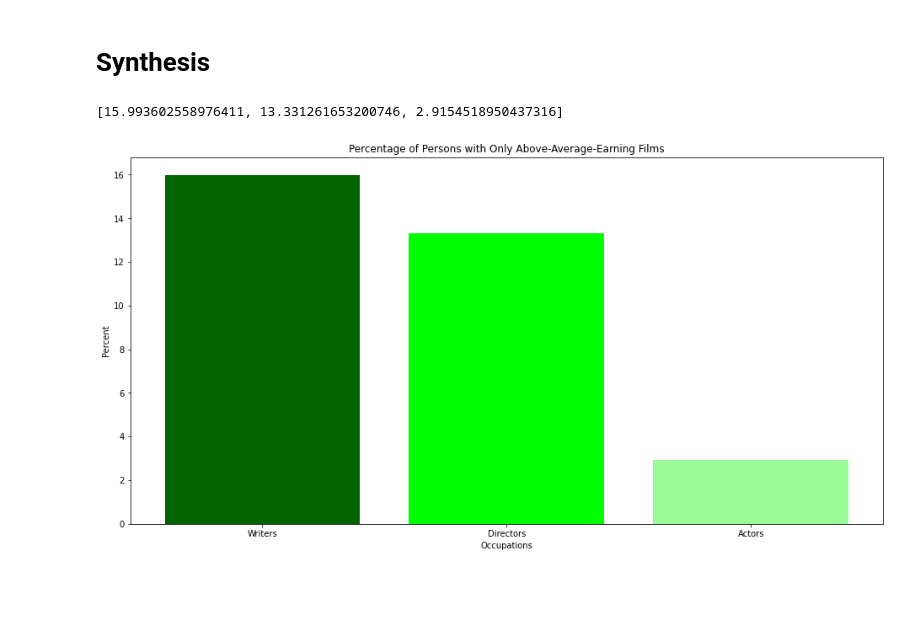
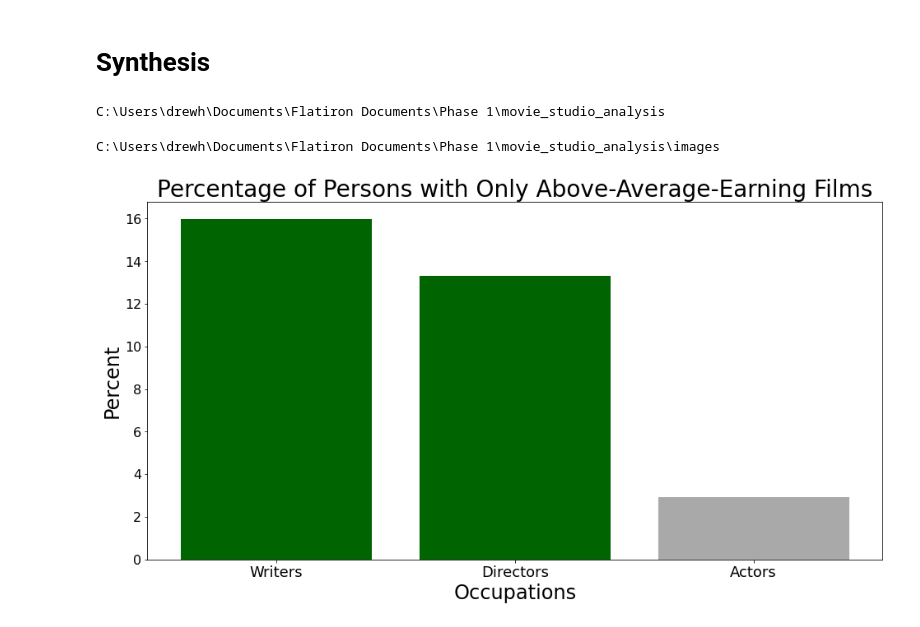
Before and after one commit to DrewFHolcombe/movie_studio_analysis, a Jupyter notebook: Scratch_Code/Drew - Scratch Code.ipynb, the cells around one changed output. Saved outputs shown, nothing was run; the diff lists cells and outputs as text; code cells hidden in the pictures; blank space fills up the shorter version.

```diff
--- a/Scratch_Code/Drew - Scratch Code.ipynb
+++ b/Scratch_Code/Drew - Scratch Code.ipynb
@@ -95,12 +13,15 @@ movie_budgets = pd.read_csv("tn.movie_budgets.csv.gz")
 # %%
+#Creates a function to clean columns with money formatted as strings and convert them into integers
 movie_budgets["production_budget"]
 def clean_money(df, money_column):
+    "With input of a dataframe and one of its columns containing an amount of money in string format, removes symbols"
+    "and converts strings to integers"
     df[money_column] = df[money_column].str.replace(',','')
     df[money_column] = df[money_column].str.replace('$','')
     df[money_column] = pd.to_numeric(df[money_column])
     return df
 
-#cleaning
+#Run function on movie_budgets money columns
 movie_budgets = clean_money(movie_budgets,'production_budget')
 movie_budgets = clean_money(movie_budgets,'domestic_gross')
 movie_budgets = clean_money(movie_budgets,'worldwide_gross')
@@ -124,3 +30,0 @@ movie_budgets
-# %%
-con = sqlite3.connect("./Ignore - im.db")
-cursor = con.cursor()
@@ -182,4 +45,8 @@ writers
 # %%
+#Use persons table to link writers to associated movie ids, drop unnecessary columns
 full_writers = writers.merge(persons, left_on="person_id", right_on="person_id", how="left")
 full_writers.drop(labels=["person_id", "birth_year", "primary_profession"], axis=1, inplace=True)
 full_writers = full_writers.rename(columns={"primary_name": "writer_name"})
+#Use films table to convert movie IDs into titles, drop unnecessary columns
+film_writers = full_writers.merge(films, left_on="movie_id", right_on="movie_id", how="left")
+film_writers.drop(labels=["movie_id","genres", "runtime_minutes", "start_year", "original_title"], axis=1, inplace=True)
@@ -191,5 +53 @@ FROM movie_basics
-# %%
-film_writers = full_writers.merge(films, left_on="movie_id", right_on="movie_id",
-              how="left")
-film_writers.drop(labels=["movie_id","genres", "runtime_minutes", "start_year", "original_title"], axis=1, inplace=True)
 # %%
@@ -394,18 +253,23 @@ perc_perf_actors = len(perfect_actors)/len(ranked_actors)*100
 # %%
 syn_list_x = ["Writers", "Directors", "Actors"]
 syn_list_y = [perc_perf_writers, perc_perf_dir, perc_perf_actors]
-# %%
-syn_list_y
-# %% [output]
-[15.993602558976411, 13.331261653200746, 2.9154518950437316]
+# %%
+cd ..
+# %% [output]
+C:\Users\drewh\Documents\Flatiron Documents\Phase 1\movie_studio_analysis
+# %%
+cd images
+# %% [output]
+C:\Users\drewh\Documents\Flatiron Documents\Phase 1\movie_studio_analysis\images
 # %%
 fig, ax = plt.subplots(figsize=(16, 8))
 
-ax.bar(x=syn_list_x, height=syn_list_y, color=["darkgreen", "lime", "palegreen"])
-ax.set_xlabel('Occupations')
-ax.set_ylabel('Percent')
-ax.set_title('Percentage of Persons with Only Above-Average-Earning Films');
-plt.savefig('./images/writers_directors_actors.png', dpi=300)
-plt.show();
+ax.bar(x=syn_list_x, height=syn_list_y, color=["darkgreen", "darkgreen", "darkgrey"])
+ax.set_xlabel('Occupations', size=24)
+ax.set_ylabel('Percent', size=24)
+ax.set_title('Percentage of Persons with Only Above-Average-Earning Films', size=28)
+plt.xticks(size=18)
+plt.yticks(size=16)
+plt.savefig("writers_actors_directors");
 # %% [output]
-[figure, old version]
+[figure, new version]
```
Also changed, not shown: parts of 17 cells of this notebook, 2 other files.
